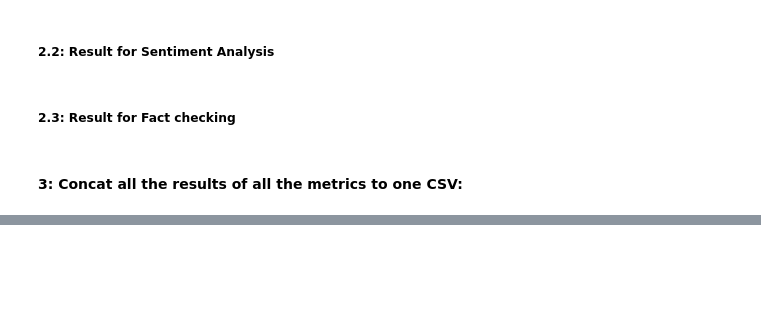
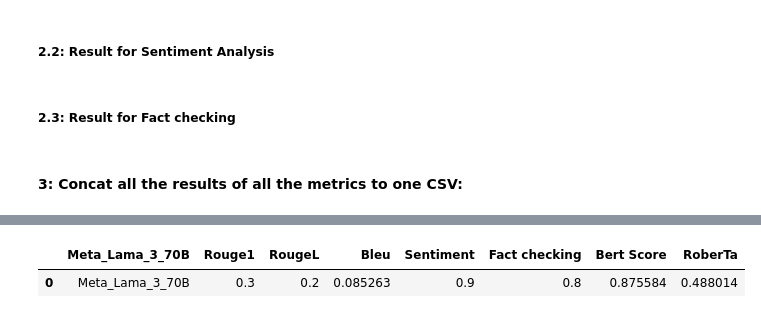
Before and after one commit to alexerne-git/AI_Fact_Checker, a Jupyter notebook: 2_Compute_the_results.ipynb, the cells around one changed output, grey strips where cells are left out. Drawn from its saved outputs; the diff is of its cells as text; code cells hidden in the pictures; blank space fills up the shorter version.

```diff
--- a/2_Compute_the_results.ipynb
+++ b/2_Compute_the_results.ipynb
@@ -312,0 +311,7 @@ single_row_df.to_csv(f'./all_results/results_3.csv', index=False)
+# %%
+df = pd.read_csv("/content/all_results/Meta_Lama_3_70B.csv")
+# %%
+df
+# %% [output]
+|  | Meta_Lama_3_70B | Rouge1 | RougeL | Bleu | Sentiment | Fact checking | Bert Score | RoberTa |
+| 0 | Meta_Lama_3_70B | 0.3 | 0.2 | 0.085263 | 0.9 | 0.8 | 0.875584 | 0.488014 |
```
Also changed, not shown: parts of 29 cells of this notebook, 28 other files.
